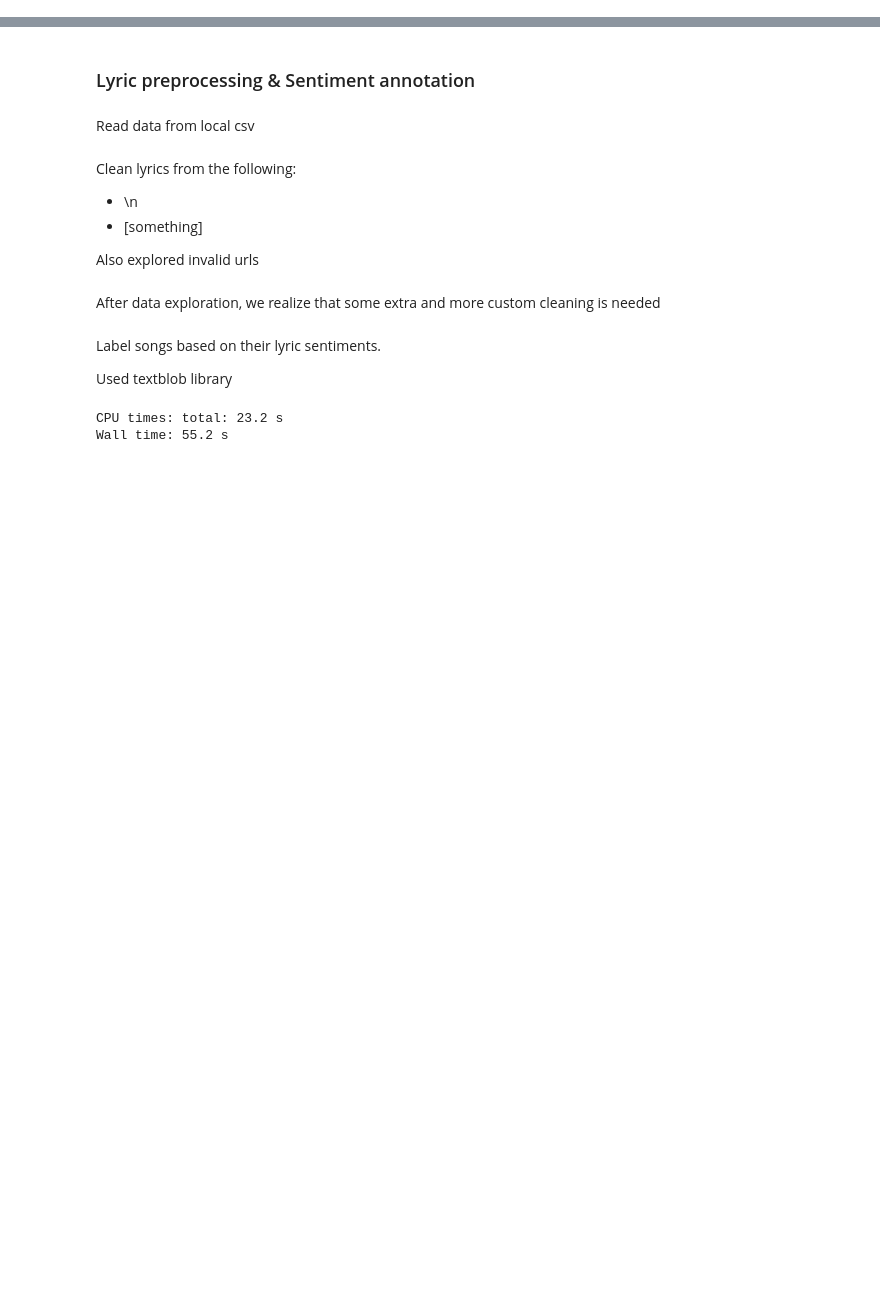
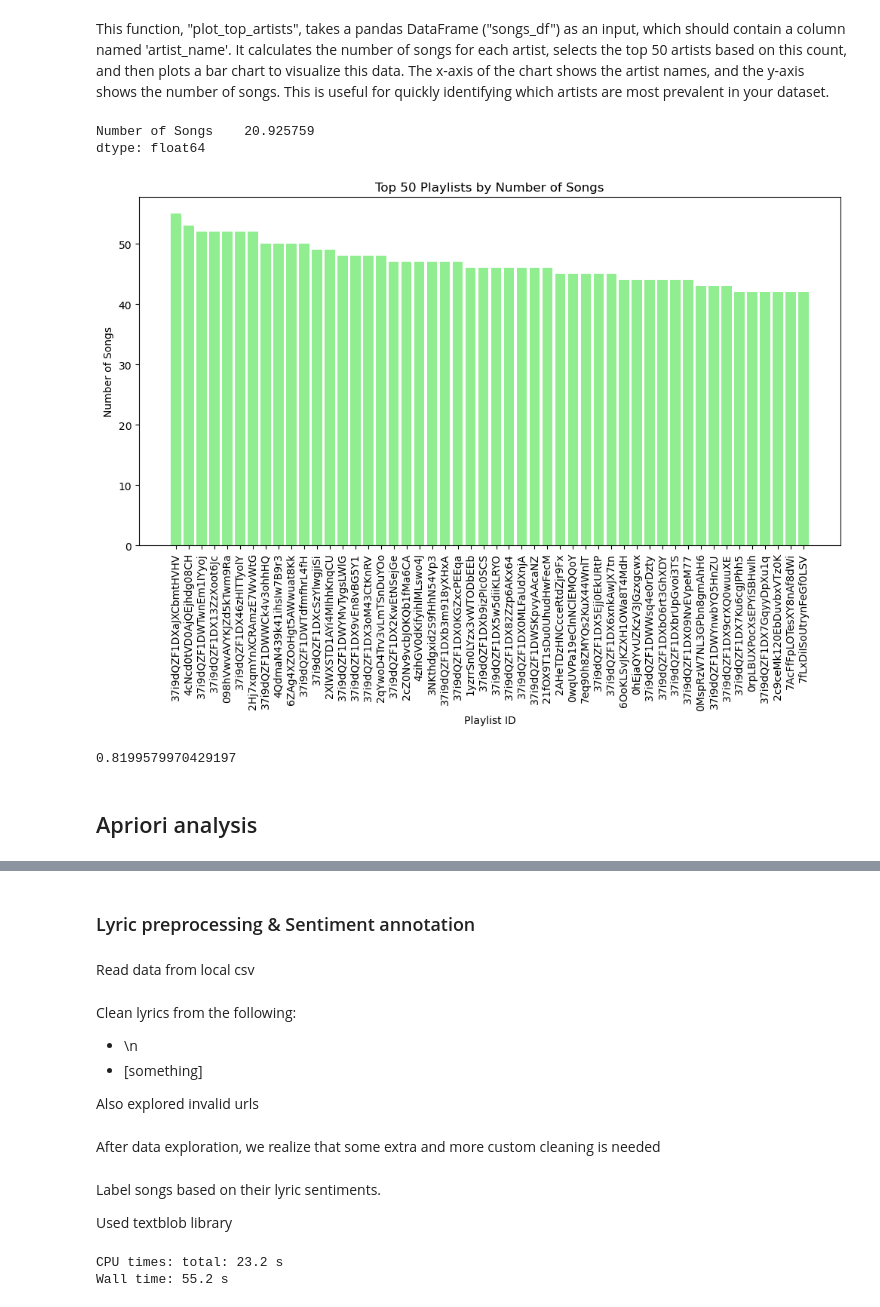
Before and after one commit to artemdou/computational-tools, a Jupyter notebook: Songs_Lyrics_&_Audio_Analysis.ipynb, the cells around one changed output, grey strips where cells are left out. Cells and saved outputs as stored; diff of their text form; code cells hidden in the pictures; blank space fills up the shorter version.

```diff
--- a/Songs_Lyrics_&_Audio_Analysis.ipynb
+++ b/Songs_Lyrics_&_Audio_Analysis.ipynb
@@ -49,0 +713,77 @@ from imblearn.under_sampling import RandomUnderSampler
+# %% [markdown]
+This function, "plot_top_artists", takes a pandas DataFrame ("songs_df") as an input, which should contain a column named 'artist_name'. It calculates the number of songs for each artist, selects the top 50 artists based on this count, and then plots a bar chart to visualize this data. The x-axis of the chart shows the artist names, and the y-axis shows the number of songs. This is useful for quickly identifying which artists are most prevalent in your dataset.
+# %%
+# Define a function to safely evaluate strings as Python literals
+def safe_literal_eval(s):
+    try:
+        return literal_eval(s)  # Attempt to evaluate the string as a Python literal
+    except ValueError:
+        return []  # Return an empty list in case of a parsing error
+
+# Convert the string representation of lists in the 'playlist' column to actual list objects
+# This is necessary because the data is stored as strings but needs to be processed as lists
+songs_df['playlist'] = songs_df['playlist'].apply(safe_literal_eval)
+
+# Initialize a dictionary to count the number of songs in each playlist
+playlist_song_count = {}
+for playlists in songs_df['playlist']:
+    for playlist in playlists:
+        if playlist in playlist_song_count:
+            playlist_song_count[playlist] += 1  # Increment the count for existing playlists
+        else:
+            playlist_song_count[playlist] = 1   # Initialize the count for new playlists
+
+# Convert the playlist-song count dictionary to a DataFrame for easier data handling and plotting
+playlist_count_df = pd.DataFrame(list(playlist_song_count.items()), columns=['Playlist ID', 'Number of Songs'])
+
+# Sort the DataFrame by the number of songs in each playlist in descending order
+playlist_count_df = playlist_count_df.sort_values(by='Number of Songs', ascending=False)
+
+# Select the top 50 playlists for visualization
+top_playlists = playlist_count_df.head(50)
+
+# Print the average number of songs across all playlists for informational purposes
+print(playlist_count_df.mean())
+
+# Create a bar chart to visualize the top 50 playlists by number of songs
+plt.figure(figsize=(12, 6))
+plt.bar(top_playlists['Playlist ID'], top_playlists['Number of Songs'], color='lightgreen')
+plt.title('Top 50 Playlists by Number of Songs')  # Set the title of the chart
+plt.xlabel('Playlist ID')  # Label for the x-axis
+plt.ylabel('Number of Songs')  # Label for the y-axis
+plt.xticks(rotation=90)  # Rotate the x-axis labels for readability
+plt.show()  # Display the plot
+# %% [output]
+Number of Songs    20.925759
+dtype: float64
+[figure, added]
+# %%
+# Function to calculate diversity score for each playlist
+def calculate_diversity(playlists, artists):
+    diversity_scores = {}
+    for playlist in set(playlists):
+        # Counting the number of unique artists in each playlist
+        unique_artists = len(set([artists[i] for i, p in enumerate(playlists) if p == playlist]))
+        total_songs = sum([1 for p in playlists if p == playlist])
+        # Calculating the diversity score (number of unique artists / total number of songs)
+        diversity_scores[playlist] = unique_artists / total_songs if total_songs > 0 else 0
+    return diversity_scores
+
+# Flatten the list of playlists and corresponding artists
+all_playlists = [playlist for playlists in songs_df['playlist'] for playlist in playlists]
+all_artists = [artist for artist, playlists in zip(songs_df['artist_name'], songs_df['playlist']) for _ in playlists]
+
+# Calculate the diversity score for each playlist
+playlist_diversity_scores = calculate_diversity(all_playlists, all_artists)
+
+# Convert the diversity scores to a dataframe for visualization
+diversity_df = pd.DataFrame(list(playlist_diversity_scores.items()), columns=['Playlist ID', 'Diversity Score'])
+diversity_df = diversity_df.sort_values(by='Diversity Score', ascending=False)
+
+# Calculating the mean of the diversity scores
+mean_diversity_score = diversity_df['Diversity Score'].mean()
+mean_diversity_score
+# %% [output]
+0.8199579970429197
+# %% [markdown]
+## Apriori analysis
```
Also changed, not shown: parts of 96 cells of this notebook.
